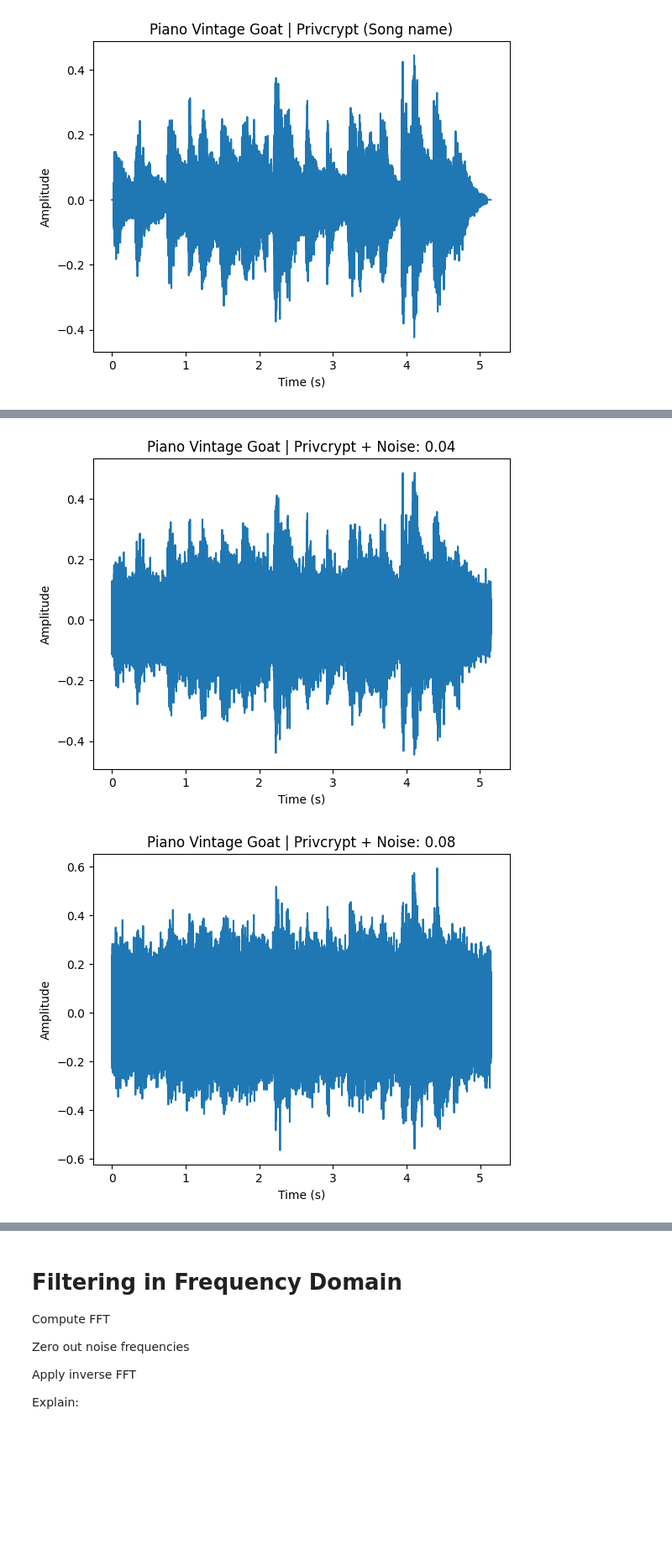
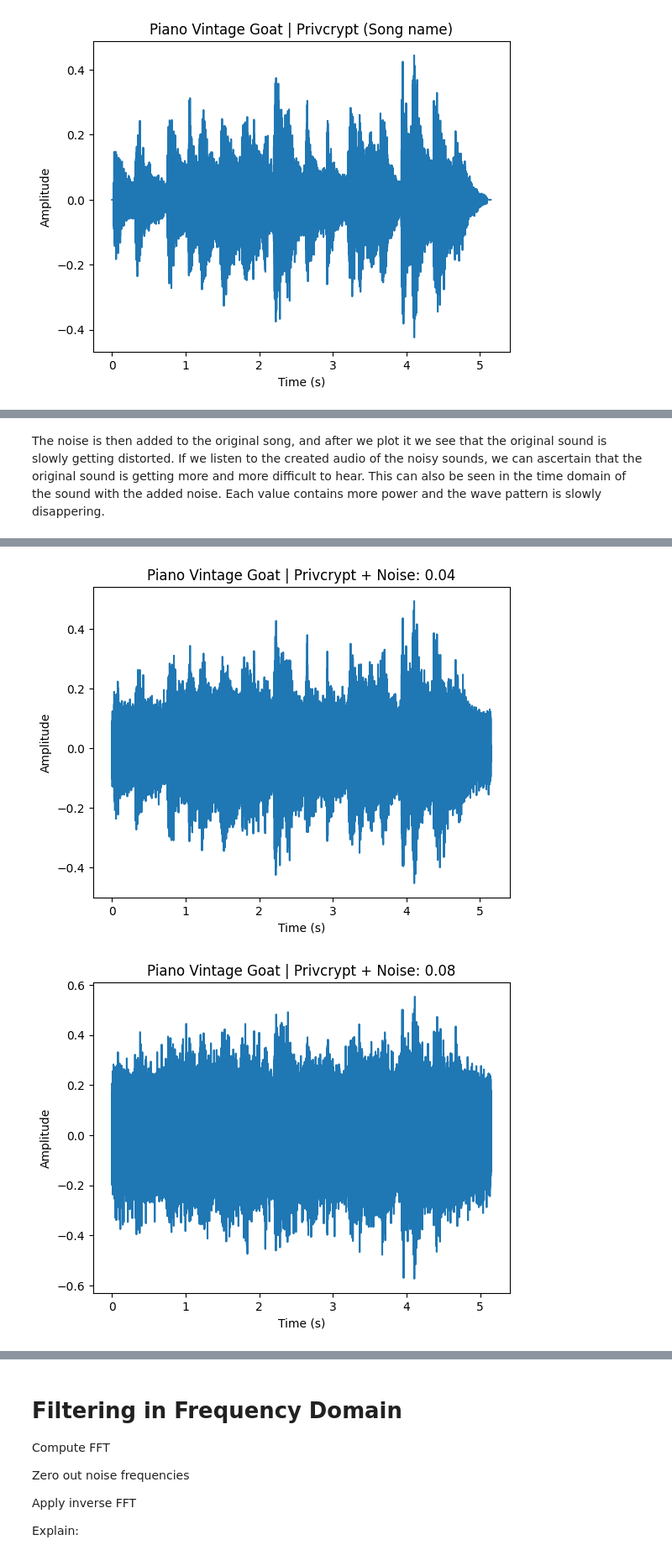
Before and after one commit to stanbesz/fourier_transforms_in_audio_signal_processing, a Jupyter notebook: Fourier_Transform.ipynb, the cells around one changed output, grey strips where cells are left out. Shown at 84% size. Drawn from its saved outputs; the diff is of its cells as text; code cells hidden in the pictures; blank space fills up the shorter version.

Commit message:
Added descriptions and fixed issue with corrupted song

```diff
--- a/Fourier_Transform.ipynb
+++ b/Fourier_Transform.ipynb
@@ -174,6 +172,6 @@ def generate_song_value_vector(song_title="short_piano_sample.mp3",sr=44100):
     plt.show()
     return audio,sr
 
-song_audio,song_sr = generate_song_value_vector()
+song_audio,sr = generate_song_value_vector()
 # %% [output]
 [figure]
@@ -201,4 +203,6 @@ generate_noise(song_audio)
  0.02)
+# %% [markdown]
+The noise is then added to the original song, and after we plot it we see that the original sound is slowly getting distorted. If we listen to the created audio of the noisy sounds, we can ascertain that the original sound is getting more and more difficult to hear. This can also be seen in the time domain of the sound with the added noise. Each value contains more power and the wave pattern is slowly disappering.
 # %%
 def add_noise_to_song(audio,noise_strength=0.02):
     """
@@ -219,9 +223,9 @@ noisy_audio = add_noise_to_song(song_audio)
 sf.write("noisy_song.wav", noisy_audio, sr)
 
 noise_strength_4 = 0.04
-noisy_audio_4 = add_noise_to_song(audio,noise_strength_4)
+noisy_audio_4 = add_noise_to_song(song_audio,noise_strength_4)
 sf.write("noisy_song_4.wav", noisy_audio_4, sr)
 noise_strength_8 = 0.08
-noisy_audio_8 = add_noise_to_song(audio,noise_strength_8)
+noisy_audio_8 = add_noise_to_song(song_audio,noise_strength_8)
 sf.write("noisy_song_8.wav", noisy_audio_8, sr)
 # %% [output]
@@ -229,2 +233,2 @@ sf.write("noisy_song_8.wav", noisy_audio_8, sr)
-[figure, old version]
+[figure, new version]
-[figure, old version]
+[figure, new version]
```
Also changed, not shown: parts of 16 cells of this notebook, 3 other files.
